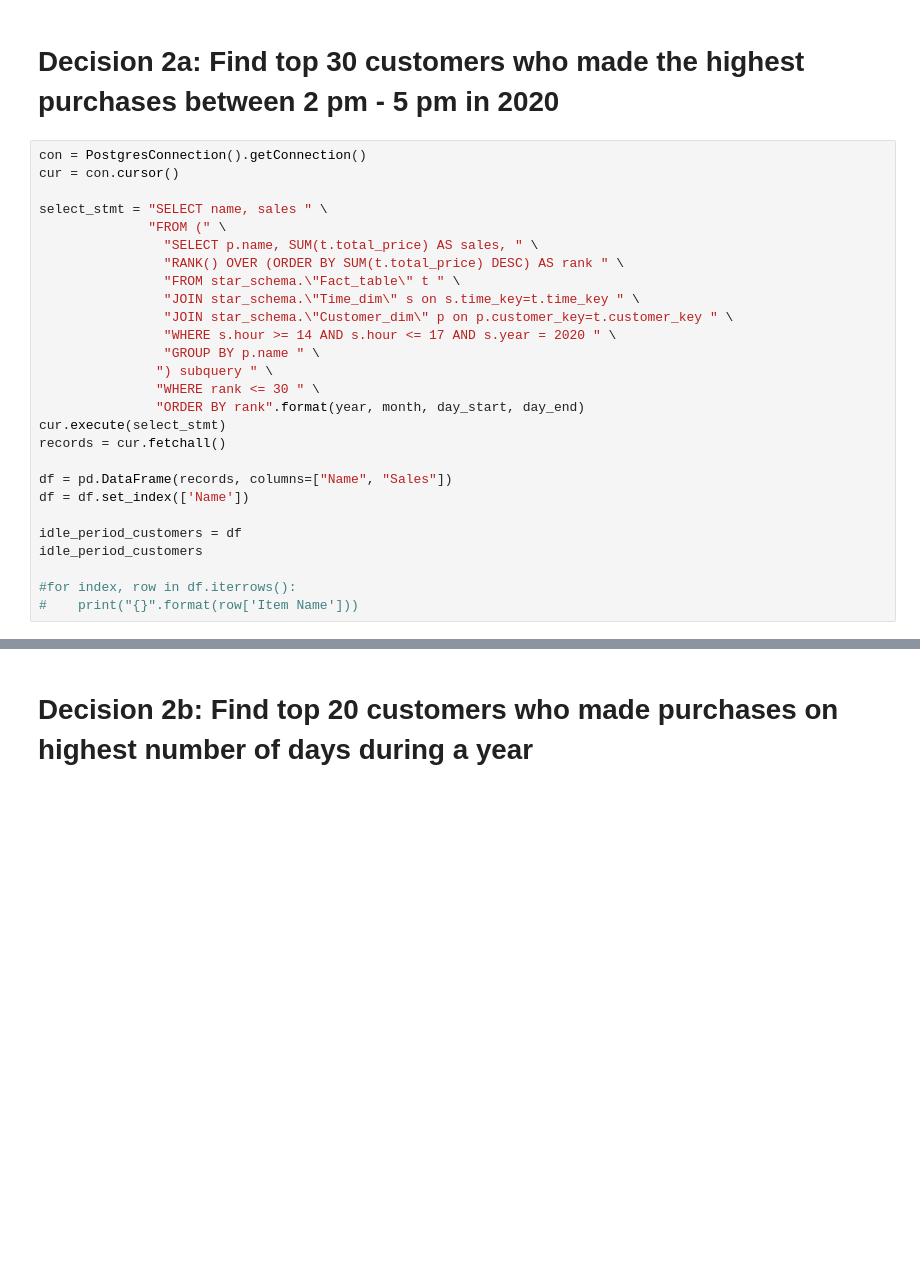
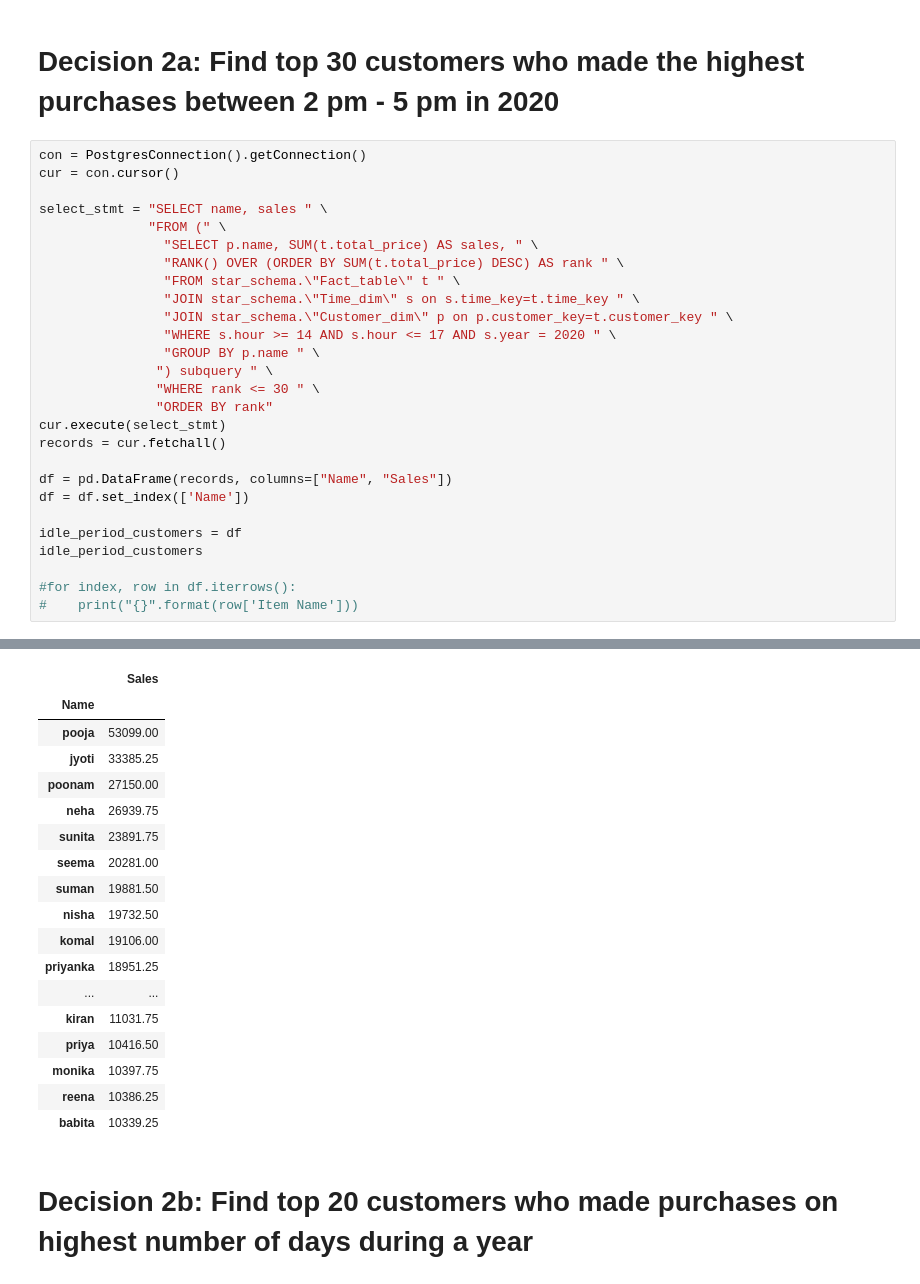
Before and after one commit to esrdlab-vinternship/HDA-Buet-vtraining-23, a Jupyter notebook: notebook/analytics/Olap.ipynb, the cells around one changed output, grey strips where cells are left out. Drawn from its saved outputs; the diff is of its cells as text; blank space fills up the shorter version.

```diff
--- a/notebook/analytics/Olap.ipynb
+++ b/notebook/analytics/Olap.ipynb
@@ -433,7 +744,7 @@ select_stmt = "SELECT name, sales " \
                 "GROUP BY p.name " \
                ") subquery " \
                "WHERE rank <= 30 " \
-               "ORDER BY rank".format(year, month, day_start, day_end)
+               "ORDER BY rank"
 cur.execute(select_stmt)
 records = cur.fetchall()
 
@@ -445,3 +756,4 @@ idle_period_customers
 
 #for index, row in df.iterrows():
 #    print("{}".format(row['Item Name']))
+# %% [output]
@@ -448,3 +761,21 @@ idle_period_customers
+|  | Sales |
+| Name |  |
+| pooja | 53099.00 |
+| jyoti | 33385.25 |
+| poonam | 27150.00 |
+| neha | 26939.75 |
+| sunita | 23891.75 |
+| seema | 20281.00 |
+| suman | 19881.50 |
+| nisha | 19732.50 |
+| komal | 19106.00 |
+| priyanka | 18951.25 |
+| ... | ... |
+| kiran | 11031.75 |
+| priya | 10416.50 |
+| monika | 10397.75 |
+| reena | 10386.25 |
+| babita | 10339.25 |
 # %% [markdown]
 # Decision 2b: Find top 20 customers who made purchases on highest number of days during a year
 # %%
```
Also changed, not shown: parts of 38 cells of this notebook, 23 other files.
